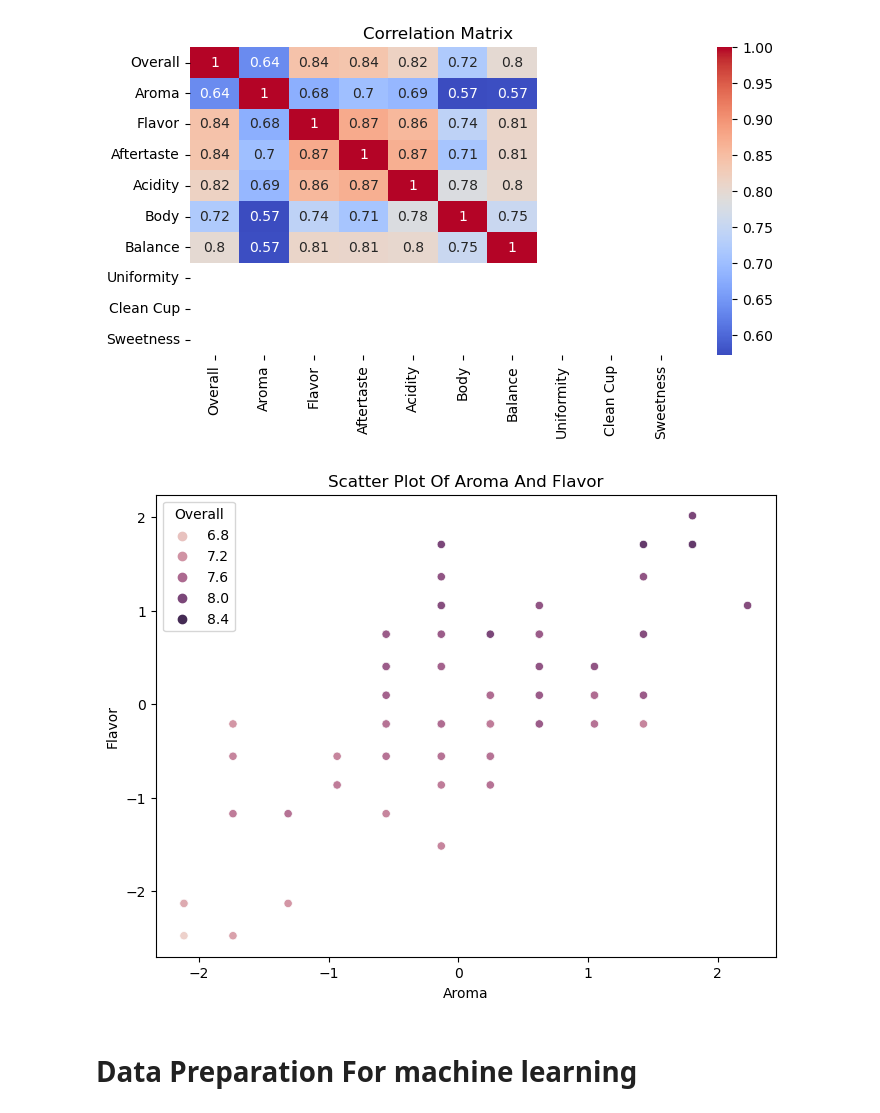
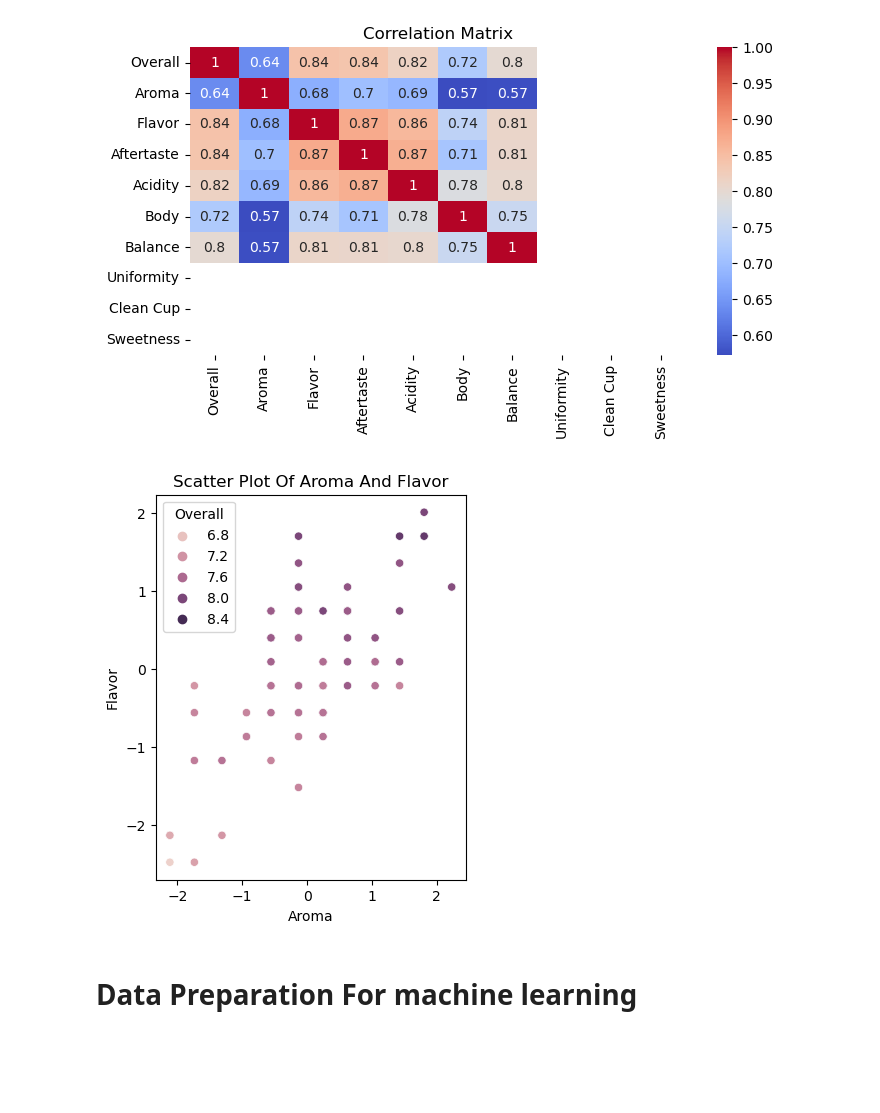
Before and after one commit to fatimzahra1/caffee_quality, a Jupyter notebook: notebookaec9936ddb.ipynb, the cells around one changed output. Drawn from its saved outputs; the diff is of its cells as text; code cells hidden in the pictures; blank space fills up the shorter version.

```diff
--- a/notebookaec9936ddb.ipynb
+++ b/notebookaec9936ddb.ipynb
@@ -159,12 +159,12 @@ plt.show()
 [figure]
 # %%
 # Scatter plot of "Aroma" and "Flavor" with color-coded "Overall"
-plt.figure(figsize=(8,6))
+plt.figure(figsize=(4,5))
 sns.scatterplot(x="Aroma", y="Flavor", hue="Overall", data=df)
 plt.title("Scatter Plot Of Aroma And Flavor")
 plt.show()
 # %% [output]
-[figure, old version]
+[figure, new version]
 # %% [markdown]
 # Data Preparation For machine learning
 # %%
```
Also changed, not shown: parts of 6 cells of this notebook.
